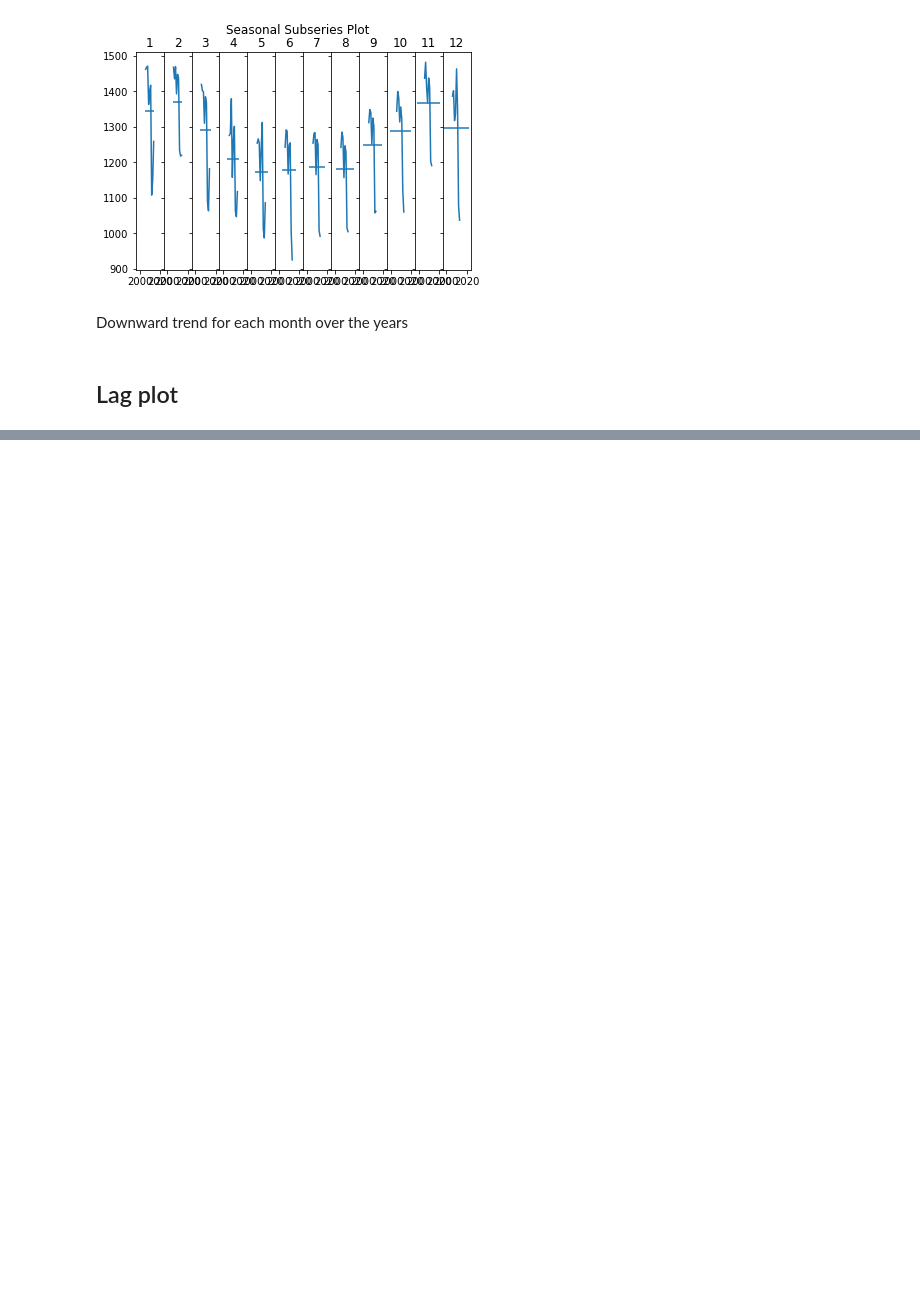
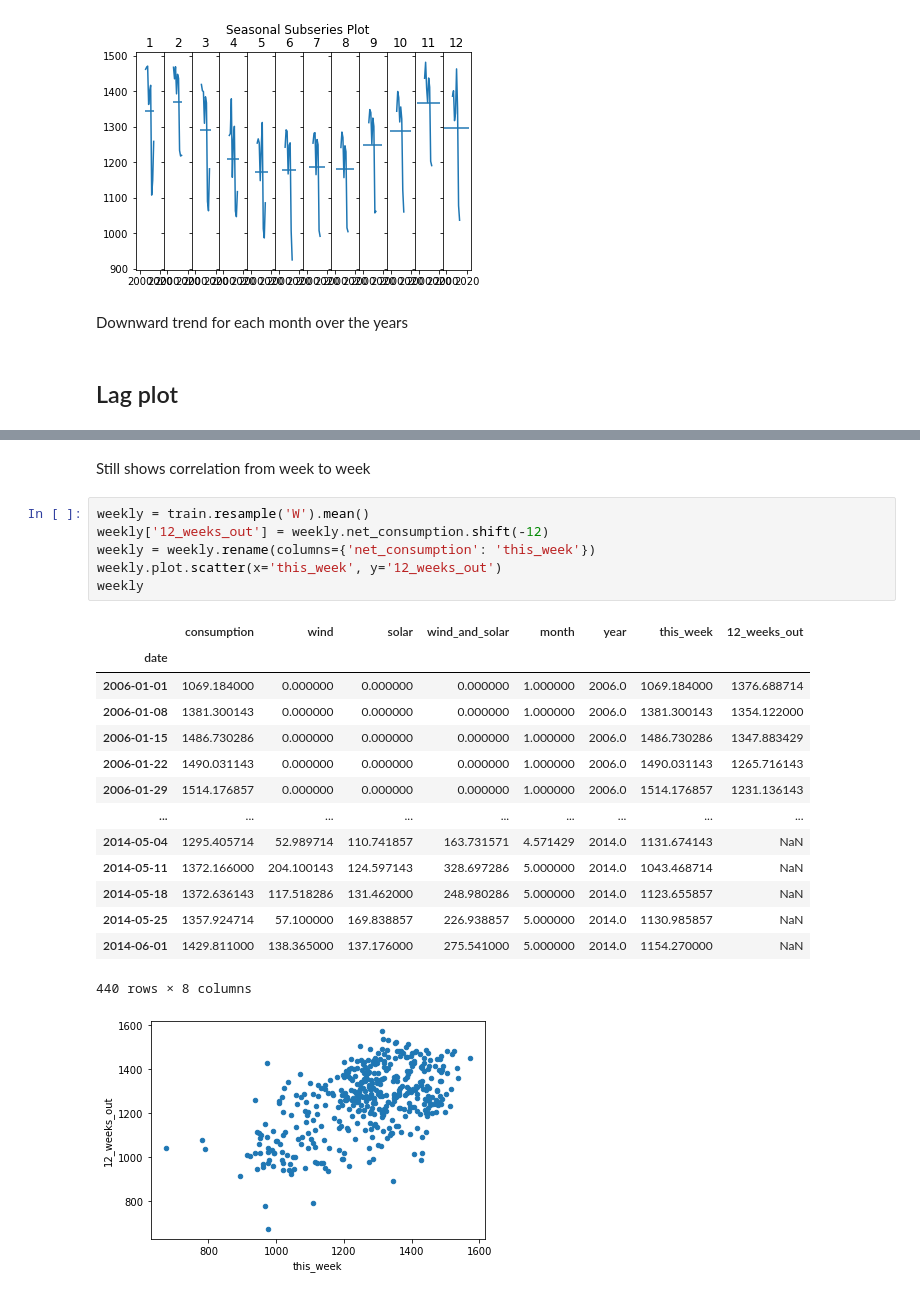
Before and after one commit to david-ryan-alviola/time-series-exercises, a Jupyter notebook: explore.ipynb, the cells around one changed output, grey strips where cells are left out. Cells and saved outputs as stored; diff of their text form; blank space fills up the shorter version.

```diff
--- a/explore.ipynb
+++ b/explore.ipynb
@@ -596,0 +636,24 @@ Downward trend for each month over the years
+# %% [markdown]
+Still shows correlation from week to week
+# %%
+weekly = train.resample('W').mean()
+weekly['12_weeks_out'] = weekly.net_consumption.shift(-12)
+weekly = weekly.rename(columns={'net_consumption': 'this_week'})
+weekly.plot.scatter(x='this_week', y='12_weeks_out')
+weekly
+# %% [output]
+|  | consumption | wind | solar | wind_and_solar | month | year | this_week | 12_weeks_out |
+| date |  |  |  |  |  |  |  |  |
+| 2006-01-01 | 1069.184000 | 0.000000 | 0.000000 | 0.000000 | 1.000000 | 2006.0 | 1069.184000 | 1376.688714 |
+| 2006-01-08 | 1381.300143 | 0.000000 | 0.000000 | 0.000000 | 1.000000 | 2006.0 | 1381.300143 | 1354.122000 |
+| 2006-01-15 | 1486.730286 | 0.000000 | 0.000000 | 0.000000 | 1.000000 | 2006.0 | 1486.730286 | 1347.883429 |
+| 2006-01-22 | 1490.031143 | 0.000000 | 0.000000 | 0.000000 | 1.000000 | 2006.0 | 1490.031143 | 1265.716143 |
+| 2006-01-29 | 1514.176857 | 0.000000 | 0.000000 | 0.000000 | 1.000000 | 2006.0 | 1514.176857 | 1231.136143 |
+| ... | ... | ... | ... | ... | ... | ... | ... | ... |
+| 2014-05-04 | 1295.405714 | 52.989714 | 110.741857 | 163.731571 | 4.571429 | 2014.0 | 1131.674143 | NaN |
+| 2014-05-11 | 1372.166000 | 204.100143 | 124.597143 | 328.697286 | 5.000000 | 2014.0 | 1043.468714 | NaN |
+| 2014-05-18 | 1372.636143 | 117.518286 | 131.462000 | 248.980286 | 5.000000 | 2014.0 | 1123.655857 | NaN |
+| 2014-05-25 | 1357.924714 | 57.100000 | 169.838857 | 226.938857 | 5.000000 | 2014.0 | 1130.985857 | NaN |
+| 2014-06-01 | 1429.811000 | 138.365000 | 137.176000 | 275.541000 | 5.000000 | 2014.0 | 1154.270000 | NaN |
+440 rows × 8 columns
+[figure, added]
```
Also changed, not shown: parts of 24 cells of this notebook.
